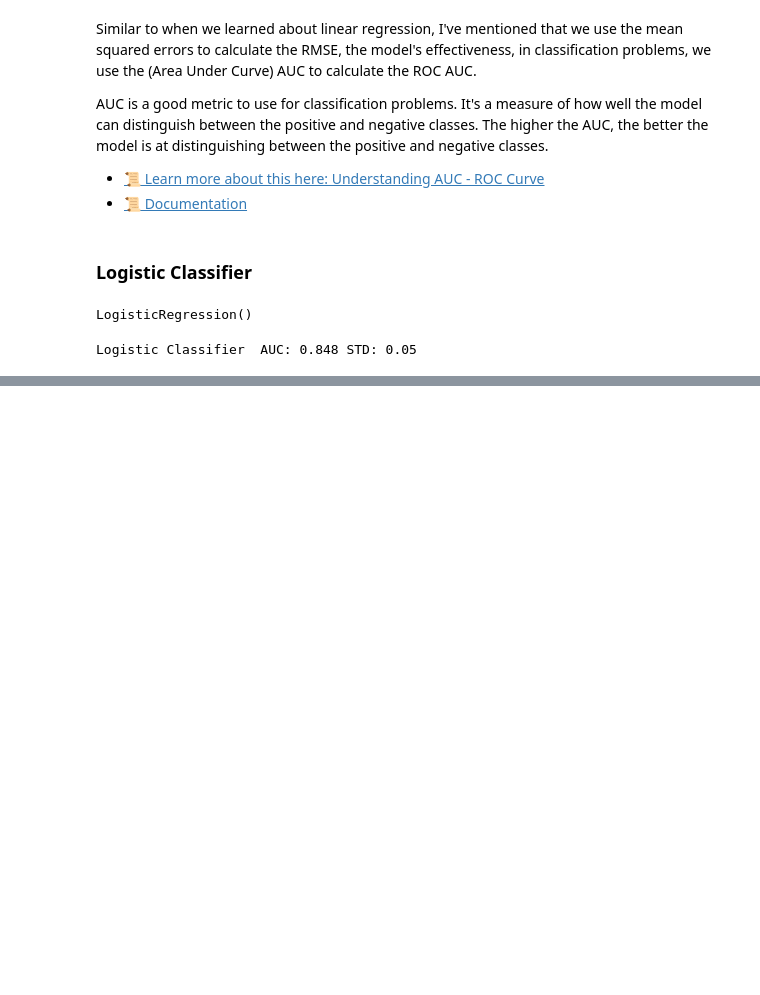
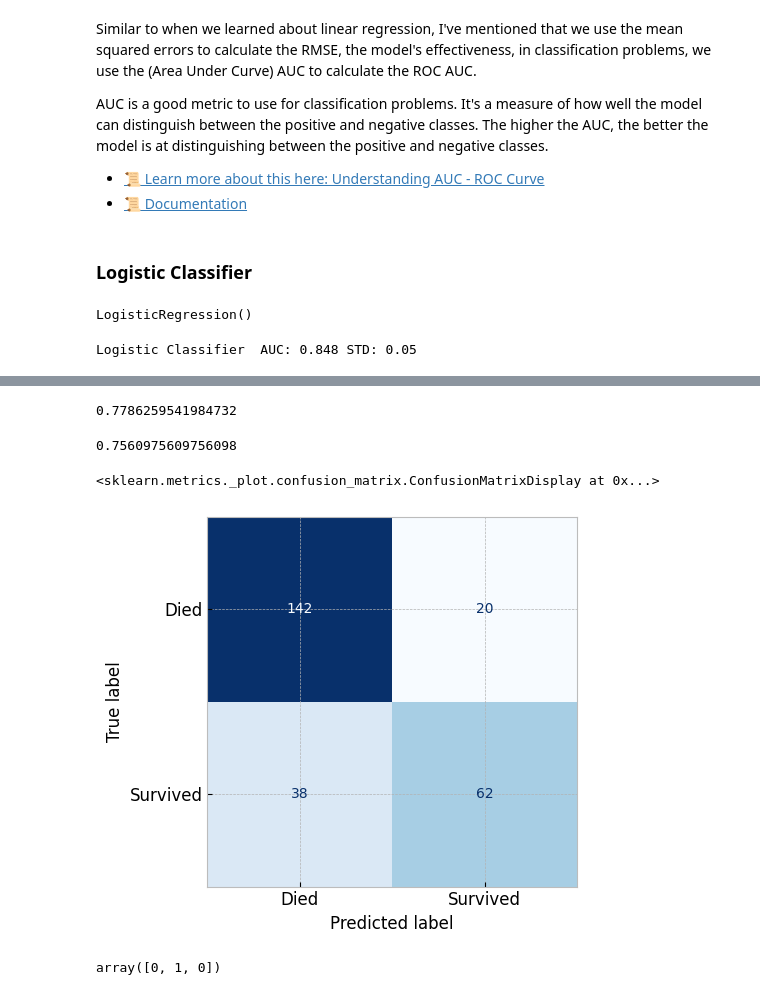
Before and after one commit to IT4063C-Fall22/Sandbox, a Jupyter notebook: modules/5.classification/sandbox.ipynb, the cells around one changed output, grey strips where cells are left out. Cells and saved outputs as stored; diff of their text form; code cells hidden in the pictures; blank space fills up the shorter version.

```diff
--- a/modules/5.classification/sandbox.ipynb
+++ b/modules/5.classification/sandbox.ipynb
@@ -589,0 +789,12 @@ From the above we see that logisitic regression is better than the dummy classif
+# %%
+# EVALUATION ON TEST SET
+# First we need to transform the test set
+titanic_test_X = test_set.drop('survived', axis=1)
+titanic_test_y = test_set['survived'].copy()
+
+# Be Careful, we shouldn't call `fit` or `fit_transform` on the test set
+transformed_test_set = full_pipeline.transform(titanic_test_X)
+transformed_test_set = pd.DataFrame(transformed_test_set, columns=column_names, index=titanic_test_X.index)
+clean_titanic_test_X = transformed_test_set.drop('sex_female', axis=1).rename(columns={ 'sex_male': 'is_male' })
+
+clean_titanic_test_X.head()
@@ -589,0 +808,48 @@ From the above we see that logisitic regression is better than the dummy classif
+# %%
+# `.score` on test data
+updated_logistic_classifier.score(clean_titanic_test_X, titanic_test_y)
+# %% [output]
+0.7786259541984732
+# %%
+# # `precision_score` on test data
+metrics.precision_score(titanic_test_y, updated_logistic_classifier.predict(clean_titanic_test_X))
+# %% [output]
+0.7560975609756098
+# %%
+# Then we can plot the confusion matrix
+metrics.ConfusionMatrixDisplay.from_estimator(
+  estimator=updated_logistic_classifier,
+  X=clean_titanic_test_X, y=titanic_test_y,
+  display_labels=['Died', 'Survived'],
+  cmap="Blues", colorbar=False
+)
+# %% [output]
+<sklearn.metrics._plot.confusion_matrix.ConfusionMatrixDisplay at 0x...>
+[figure, added]
+# %%
+# And of Course, if we needed to make a prediction on new data points, we can do it like this
+## here we're making predictions about 3 records at the same time
+new_data = pd.DataFrame({
+  'pclass': [1, 2, 3],
+  'name': ['John', 'Jane', 'Joe'], # doesn't matter
+  'sex': ['male', 'female', 'male'],
+  'age': [30, 25, 20],
+  'sibsp': [0, 0, 0],
+  'parch': [0, 0, 0],
+  'ticket': ['123', '456', '789'], # doesn't matter
+  'fare': [100, 50, 25],
+  'cabin': ['A', 'B', 'C'],
+  'embarked': ['S', 'C', 'Q'],
+  'boat': ['A', 'B', 'C'], # doesn't matter
+  'body': [1, 2, 3], # doesn't matter
+  'home.dest': ['London', 'Paris', 'New York'], # doesn't matter
+})
+# First we need to transform the new data
+transformed_new_data = full_pipeline.transform(new_data)
+transformed_new_data = pd.DataFrame(transformed_new_data, columns=column_names, index=new_data.index)
+clean_new_data = transformed_new_data.drop('sex_female', axis=1).rename(columns={ 'sex_male': 'is_male' })
+
+
+updated_logistic_classifier.predict(clean_new_data)
+# %% [output]
+array([0, 1, 0])
```
Also changed, not shown: parts of 28 cells of this notebook, 1 other file.
